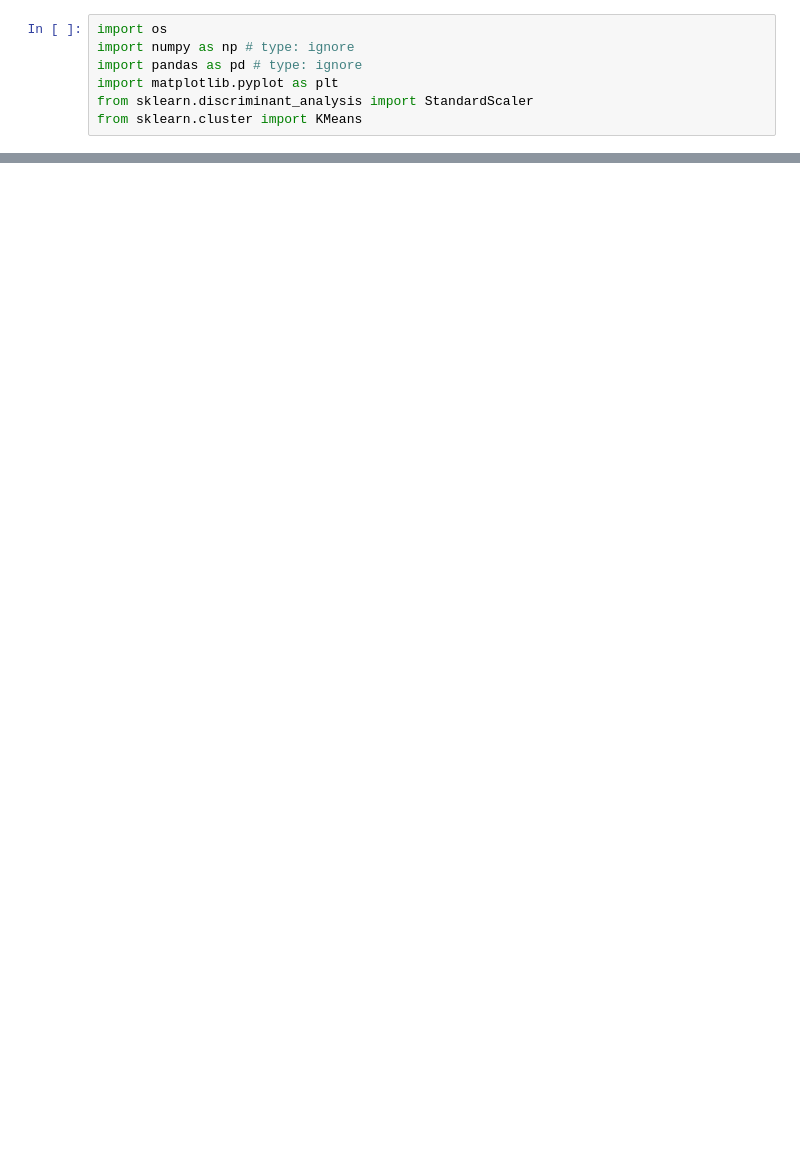
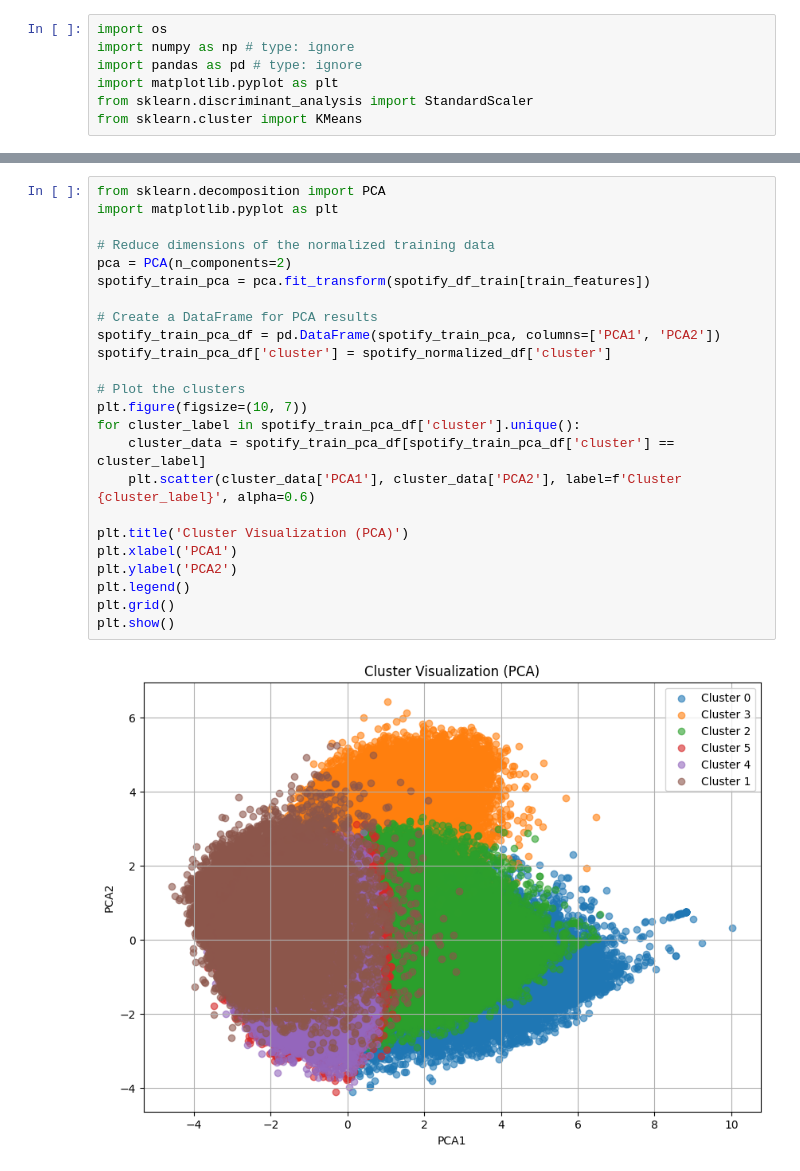
Before and after one commit to anikas2003/spotifyrec, a Jupyter notebook: spotifyrecommendation.ipynb, the cells around one changed output, grey strips where cells are left out. Drawn from its saved outputs; the diff is of its cells as text; blank space fills up the shorter version.

```diff
--- a/spotifyrecommendation.ipynb
+++ b/spotifyrecommendation.ipynb
@@ -72,0 +84,26 @@ spotify_normalized_df['cluster'] = kmeans.labels_
+# %%
+from sklearn.decomposition import PCA
+import matplotlib.pyplot as plt
+
+# Reduce dimensions of the normalized training data
+pca = PCA(n_components=2)
+spotify_train_pca = pca.fit_transform(spotify_df_train[train_features])
+
+# Create a DataFrame for PCA results
+spotify_train_pca_df = pd.DataFrame(spotify_train_pca, columns=['PCA1', 'PCA2'])
+spotify_train_pca_df['cluster'] = spotify_normalized_df['cluster']
+
+# Plot the clusters
+plt.figure(figsize=(10, 7))
+for cluster_label in spotify_train_pca_df['cluster'].unique():
+    cluster_data = spotify_train_pca_df[spotify_train_pca_df['cluster'] == cluster_label]
+    plt.scatter(cluster_data['PCA1'], cluster_data['PCA2'], label=f'Cluster {cluster_label}', alpha=0.6)
+
+plt.title('Cluster Visualization (PCA)')
+plt.xlabel('PCA1')
+plt.ylabel('PCA2')
+plt.legend()
+plt.grid()
+plt.show()
+# %% [output]
+[figure, added]
```
Also changed, not shown: parts of 6 cells of this notebook.
